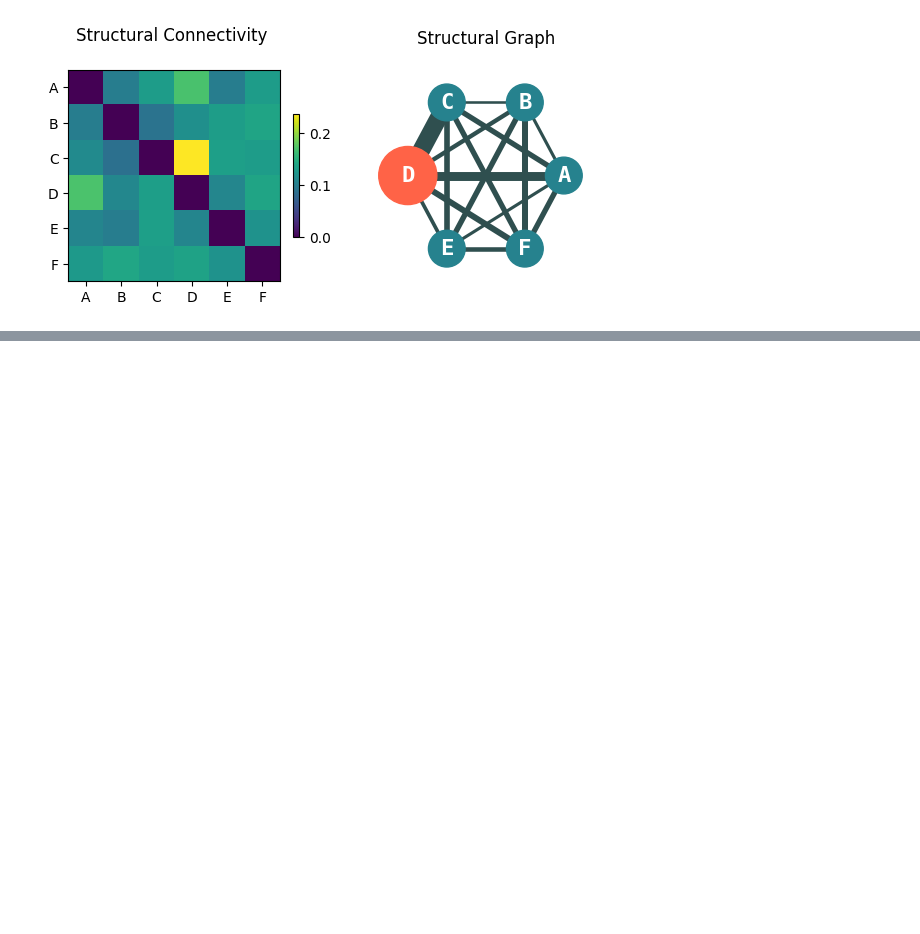
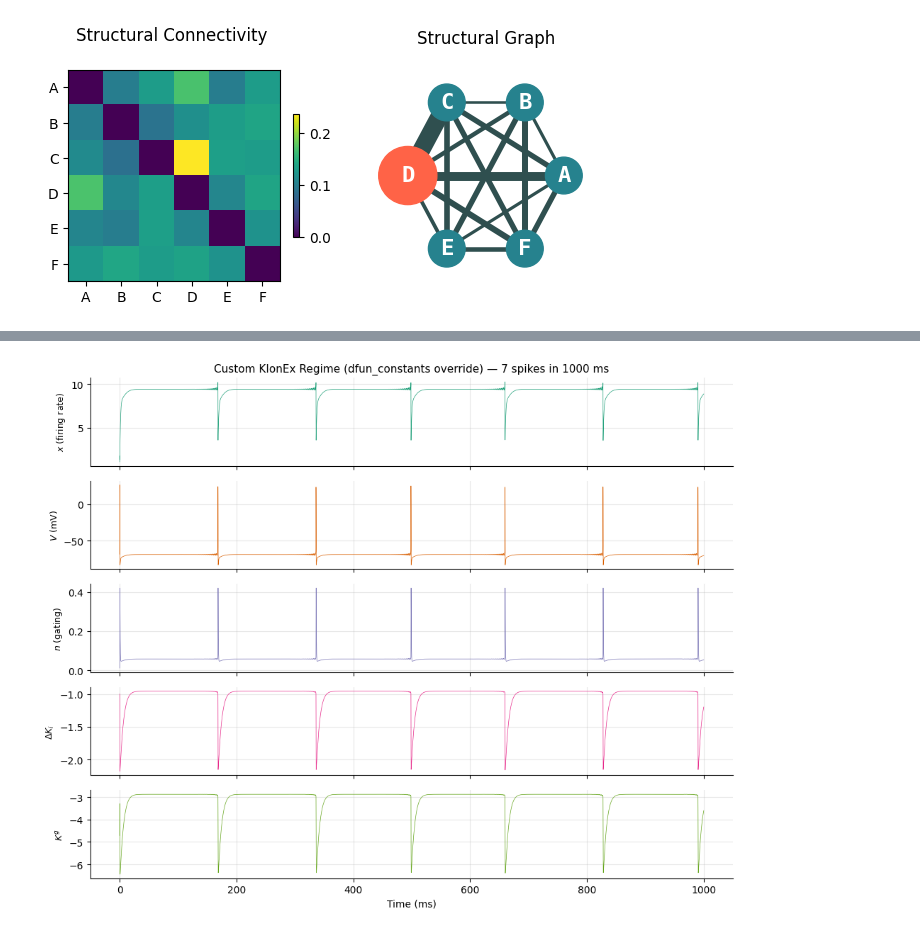
Before and after one commit to the-virtual-brain/tvb-root, a Jupyter notebook: tvb_documentation/demos/exploring_K_ION_Exchange_model.ipynb, the cells around one changed output, grey strips where cells are left out. Saved outputs shown, nothing was run; the diff lists cells and outputs as text; code cells hidden in the pictures; blank space fills up the shorter version.

```diff
--- a/tvb_documentation/demos/exploring_K_ION_Exchange_model.ipynb
+++ b/tvb_documentation/demos/exploring_K_ION_Exchange_model.ipynb
@@ -406,0 +550,9 @@ plt.show()
+# %%
+ic = np.array([1.0, -70.0, 0.01, -1.0, -5.0])
+sim_custom.current_state[:] = ic[:, None, None]
+for k, cv in enumerate(sim_custom.model.cvar):
+    sim_custom.history.buffer[:, k, :, :] = ic[cv]
+
+nstep_custom = int(sim_length_custom / dt_custom)
+print(f"Simulation: dt={dt_custom} ms, T={sim_length_custom} ms, "
+      f"steps={nstep_custom}, nodes=2")
@@ -406,0 +584,13 @@ plt.show()
+# %%
+horizon = sim_custom.connectivity.horizon
+ts_custom = np.arange(1, nstep_custom + 1) * dt_custom  # time in ms
+
+# Extract node 0 (both nodes are identical with zero coupling)
+data_custom = state_custom[:, 0, horizon:]  # shape: (5, nstep)
+x_c, V_c, n_c, DKi_c, Kg_c = data_custom
+
+# Count spikes (upward crossings of V through -20 mV)
+spikes = np.sum(np.diff((V_c > -20).astype(int)) == 1)
+print(f"V range: [{V_c.min():.2f}, {V_c.max():.2f}] mV")
+print(f"Spikes detected: {spikes}")
+print(f"All finite: {np.all(np.isfinite(data_custom))}")
@@ -406,0 +607,22 @@ plt.show()
+# %%
+fig, axes = plt.subplots(5, 1, figsize=(10, 8), sharex=True)
+labels = ['$x$ (firing rate)', '$V$ (mV)', '$n$ (gating)', r'$\Delta K_i$', '$K^g$']
+data_arrays = [x_c, V_c, n_c, DKi_c, Kg_c]
+colors = ['#1b9e77', '#d95f02', '#7570b3', '#e7298a', '#66a61e']
+
+for ax, lbl, d, c in zip(axes, labels, data_arrays, colors):
+    ax.plot(ts_custom, d, color=c, linewidth=0.5)
+    ax.set_ylabel(lbl, fontsize=9)
+    ax.grid(True, alpha=0.3)
+    ax.spines['top'].set_visible(False)
+    ax.spines['right'].set_visible(False)
+
+axes[-1].set_xlabel('Time (ms)', fontsize=10)
+axes[0].set_title(
+    f'Custom KIonEx Regime (dfun_constants override) — {spikes} spikes in {sim_length_custom:.0f} ms',
+    fontsize=11,
+)
+plt.tight_layout()
+plt.show()
+# %% [output]
+[figure, added]
```
Also changed, not shown: parts of 85 cells of this notebook, 1 other file.
